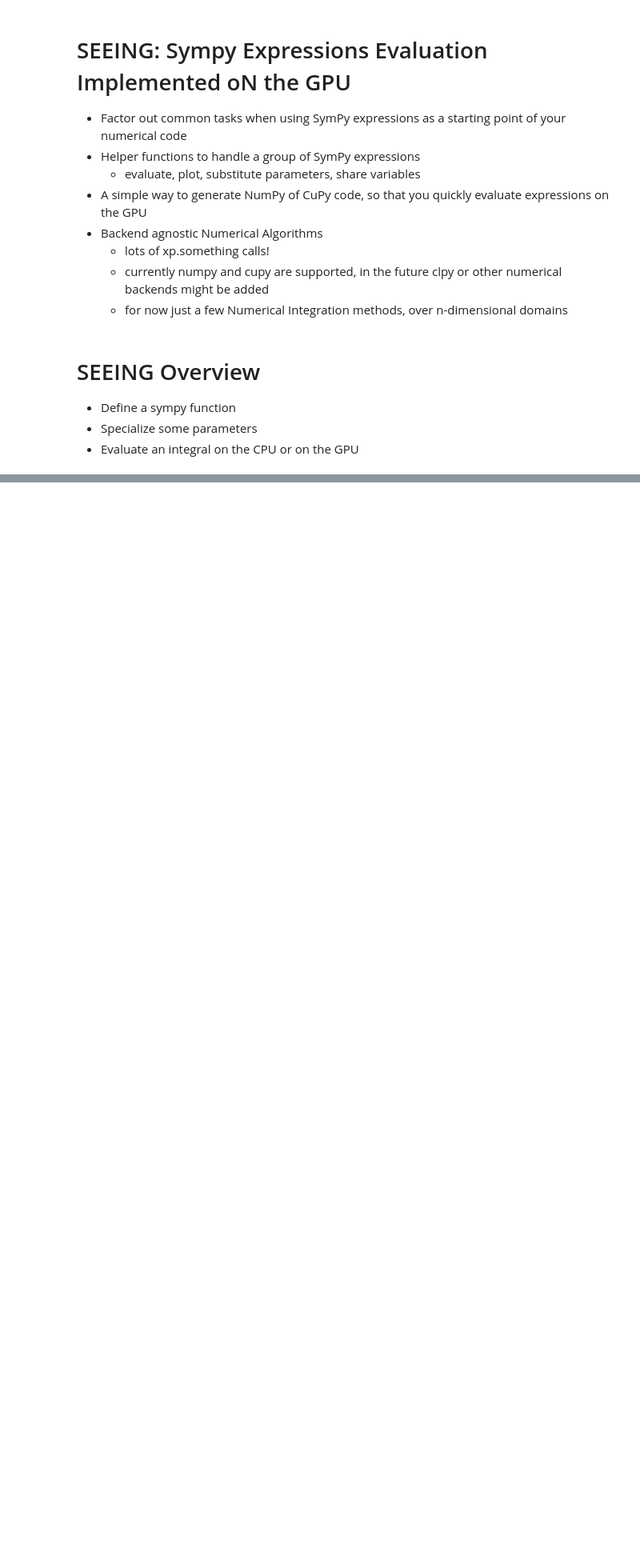
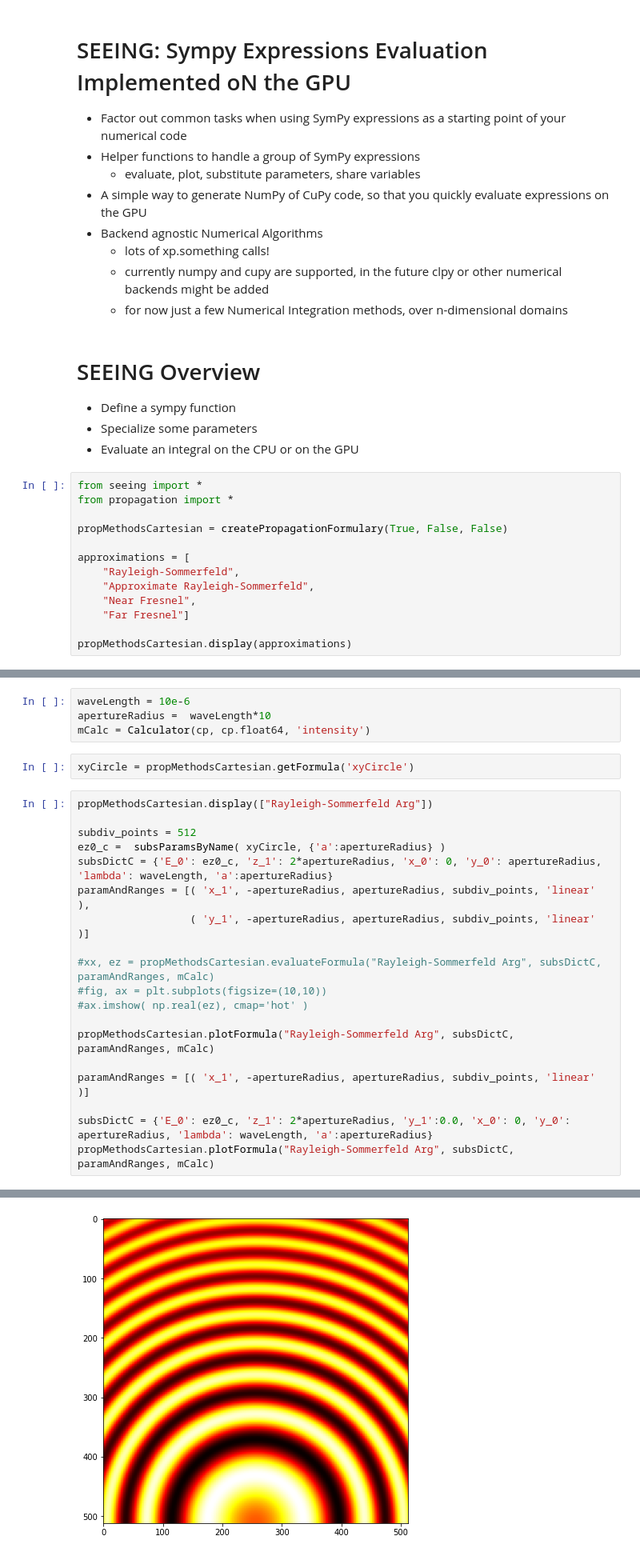
Before and after one commit to astro-tiptop/SEEING, a Jupyter notebook: Astrobigne.ipynb, the cells around one changed output, grey strips where cells are left out. Shown at 80% size. Drawn from its saved outputs; the diff is of its cells as text; blank space fills up the shorter version.

```diff
--- a/Astrobigne.ipynb
+++ b/Astrobigne.ipynb
@@ -331,3 +331,16 @@ $\displaystyle \log{\left(0.5 \left|{y_{0}}\right| + 1 \right)} + e^{- 2.0 x_{0}
 - Define a sympy function
 - Specialize some parameters
 - Evaluate an integral on the CPU or on the GPU
+# %%
+from seeing import *
+from propagation import *
+
+propMethodsCartesian = createPropagationFormulary(True, False, False)
+
+approximations = [
+    "Rayleigh-Sommerfeld",
+    "Approximate Rayleigh-Sommerfeld",
+    "Near Fresnel",
+    "Far Fresnel"]
+
+propMethodsCartesian.display(approximations)
@@ -333,0 +356,26 @@ $\displaystyle \log{\left(0.5 \left|{y_{0}}\right| + 1 \right)} + e^{- 2.0 x_{0}
+# %%
+waveLength = 10e-6
+apertureRadius =  waveLength*10
+mCalc = Calculator(cp, cp.float64, 'intensity')
+# %%
+xyCircle = propMethodsCartesian.getFormula('xyCircle')
+# %%
+propMethodsCartesian.display(["Rayleigh-Sommerfeld Arg"])
+
+subdiv_points = 512
+ez0_c =  subsParamsByName( xyCircle, {'a':apertureRadius} )
+subsDictC = {'E_0': ez0_c, 'z_1': 2*apertureRadius, 'x_0': 0, 'y_0': apertureRadius, 'lambda': waveLength, 'a':apertureRadius}
+paramAndRanges = [( 'x_1', -apertureRadius, apertureRadius, subdiv_points, 'linear' ),
+                  ( 'y_1', -apertureRadius, apertureRadius, subdiv_points, 'linear' )]
+
+#xx, ez = propMethodsCartesian.evaluateFormula("Rayleigh-Sommerfeld Arg", subsDictC, paramAndRanges, mCalc)
+#fig, ax = plt.subplots(figsize=(10,10))
+#ax.imshow( np.real(ez), cmap='hot' )
+
+propMethodsCartesian.plotFormula("Rayleigh-Sommerfeld Arg", subsDictC, paramAndRanges, mCalc)
+
+paramAndRanges = [( 'x_1', -apertureRadius, apertureRadius, subdiv_points, 'linear' )]
+
+subsDictC = {'E_0': ez0_c, 'z_1': 2*apertureRadius, 'y_1':0.0, 'x_0': 0, 'y_0': apertureRadius, 'lambda': waveLength, 'a':apertureRadius}
+propMethodsCartesian.plotFormula("Rayleigh-Sommerfeld Arg", subsDictC, paramAndRanges, mCalc)
+# %% [output]
@@ -333,0 +384 @@ $\displaystyle \log{\left(0.5 \left|{y_{0}}\right| + 1 \right)} + e^{- 2.0 x_{0}
+[figure, added]
```
Also changed, not shown: parts of 17 cells of this notebook.
